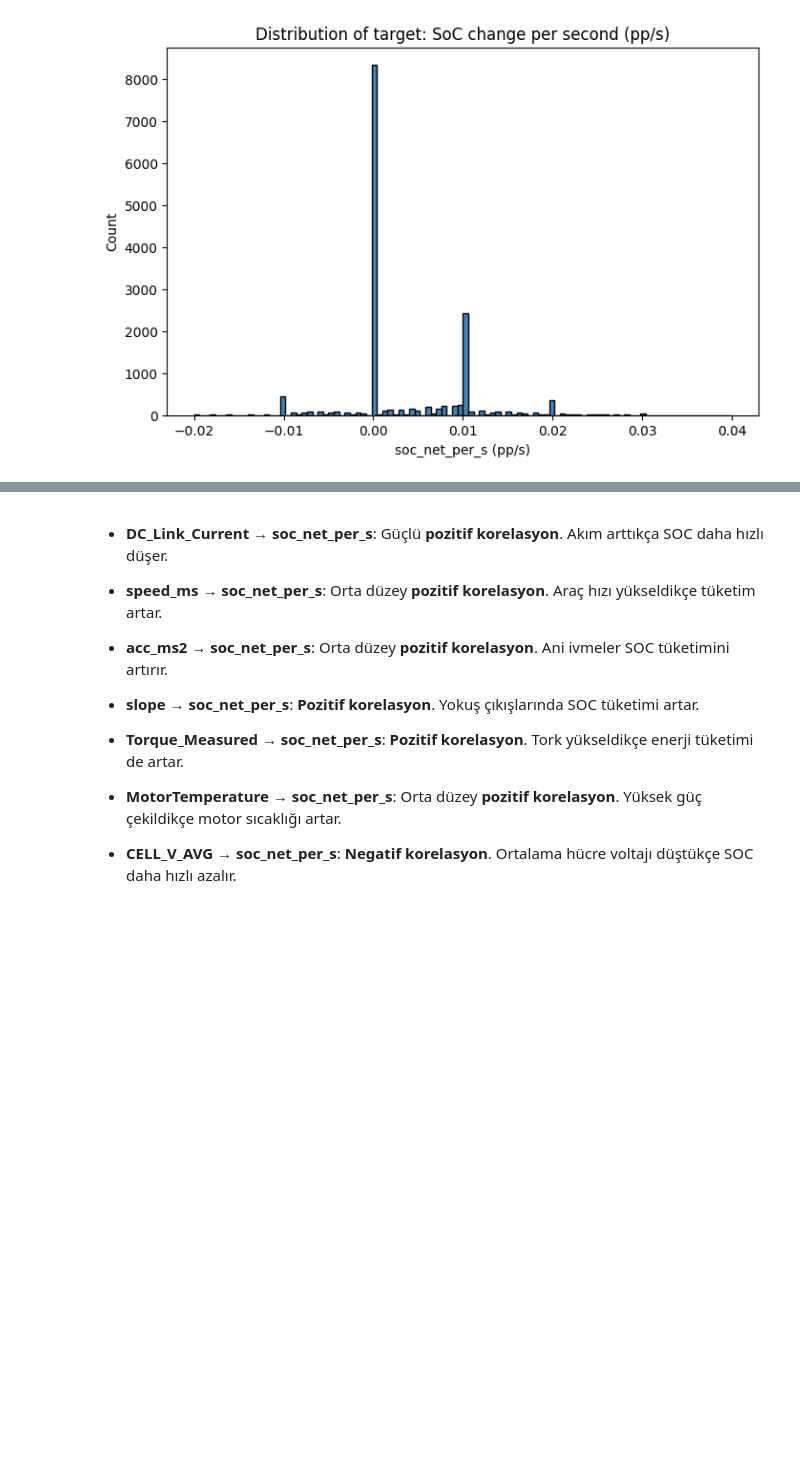
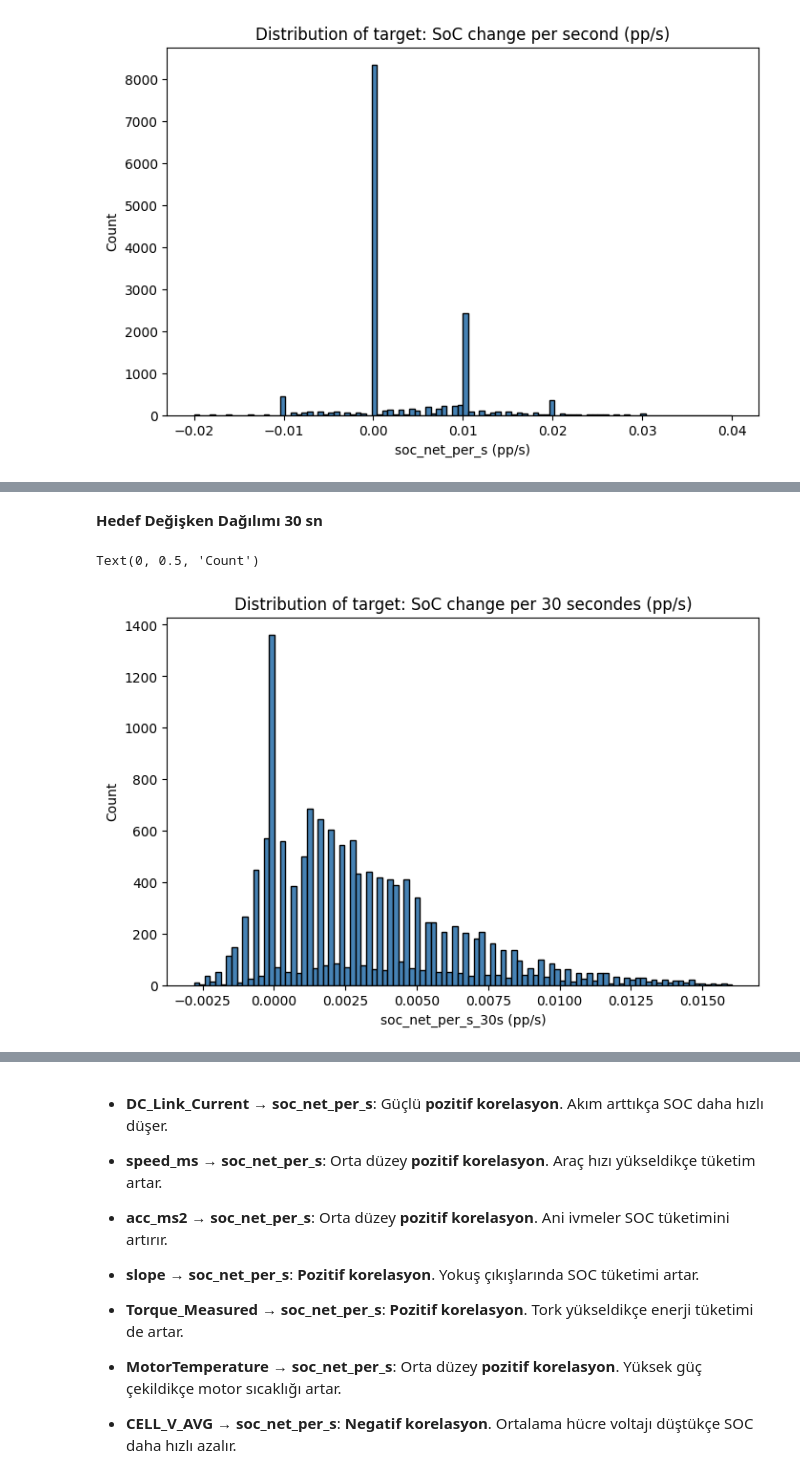
Before and after one commit to gmzdag/ev-energy-prediction, a Jupyter notebook: notebooks/ev_enerji_tuketimi_EDA.ipynb, the cells around one changed output, grey strips where cells are left out. Saved outputs shown, nothing was run; the diff lists cells and outputs as text; code cells hidden in the pictures; blank space fills up the shorter version.

```diff
--- a/notebooks/ev_enerji_tuketimi_EDA.ipynb
+++ b/notebooks/ev_enerji_tuketimi_EDA.ipynb
@@ -261,0 +310,11 @@ Text(0, 0.5, 'Count')
+# %% [markdown]
+**Hedef Değişken Dağılımı 30 sn**
+# %%
+plt.figure(figsize=(8,5))
+plt.hist(df["soc_net_per_s_30s"].dropna(), bins=100, color="steelblue", edgecolor="black")
+plt.title("Distribution of target: SoC change per 30 secondes (pp/s)")
+plt.xlabel("soc_net_per_s_30s (pp/s)")
+plt.ylabel("Count")
+# %% [output]
+Text(0, 0.5, 'Count')
+[figure, added]
```
Also changed, not shown: parts of 26 cells of this notebook, 1 other file.
